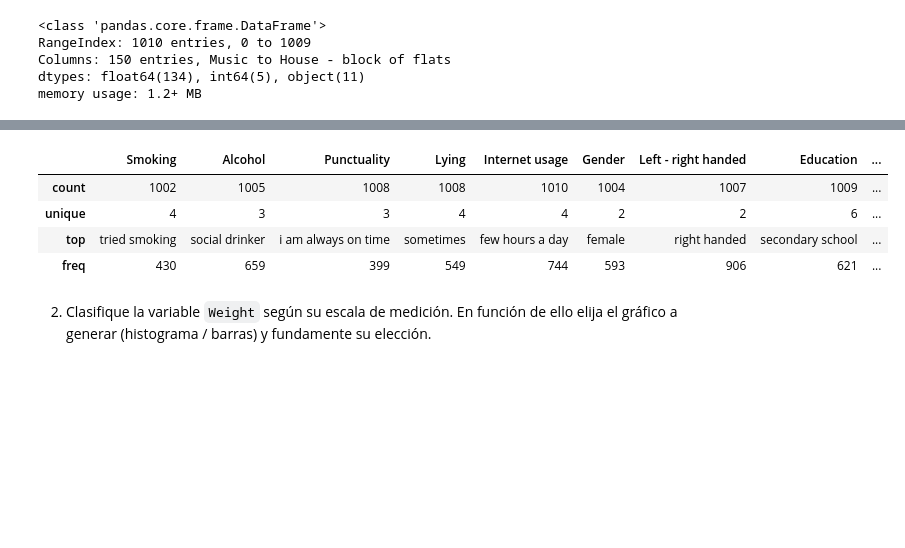
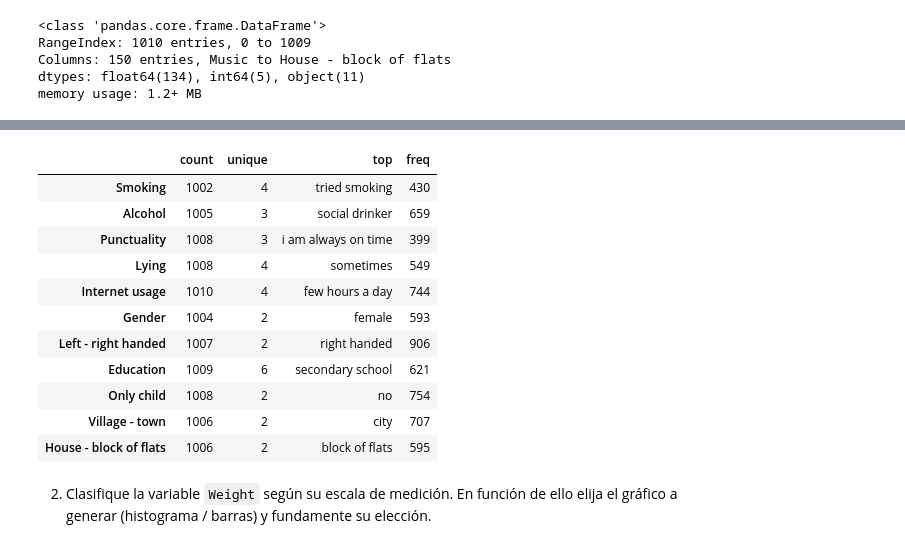
Before and after one commit to CarlosRochaCx/MNA, a Jupyter notebook: Actividad5Preprocesamiento.ipynb, the cells around one changed output, grey strips where cells are left out. Cells and saved outputs as stored; diff of their text form; code cells hidden in the pictures; blank space fills up the shorter version.

```diff
--- a/Actividad5Preprocesamiento.ipynb
+++ b/Actividad5Preprocesamiento.ipynb
@@ -73,10 +76,17 @@ response_df.describe()
 # %%
-response_df.describe(include='object')
+response_df.describe(include='object').T
 # %% [output]
-|  | Smoking | Alcohol | Punctuality | Lying | Internet usage | Gender | Left - right handed | Education | ... |
-| count | 1002 | 1005 | 1008 | 1008 | 1010 | 1004 | 1007 | 1009 | ... |
-| unique | 4 | 3 | 3 | 4 | 4 | 2 | 2 | 6 | ... |
-| top | tried smoking | social drinker | i am always on time | sometimes | few hours a day | female | right handed | secondary school | ... |
-| freq | 430 | 659 | 399 | 549 | 744 | 593 | 906 | 621 | ... |
+|  | count | unique | top | freq |
+| Smoking | 1002 | 4 | tried smoking | 430 |
+| Alcohol | 1005 | 3 | social drinker | 659 |
+| Punctuality | 1008 | 3 | i am always on time | 399 |
+| Lying | 1008 | 4 | sometimes | 549 |
+| Internet usage | 1010 | 4 | few hours a day | 744 |
+| Gender | 1004 | 2 | female | 593 |
+| Left - right handed | 1007 | 2 | right handed | 906 |
+| Education | 1009 | 6 | secondary school | 621 |
+| Only child | 1008 | 2 | no | 754 |
+| Village - town | 1006 | 2 | city | 707 |
+| House - block of flats | 1006 | 2 | block of flats | 595 |
 # %% [markdown]
 2. Clasifique la variable `Weight` según su escala de medición. En función de ello elija el gráfico a generar (histograma / barras) y fundamente su elección.
```
Also changed, not shown: parts of 3 cells of this notebook.
